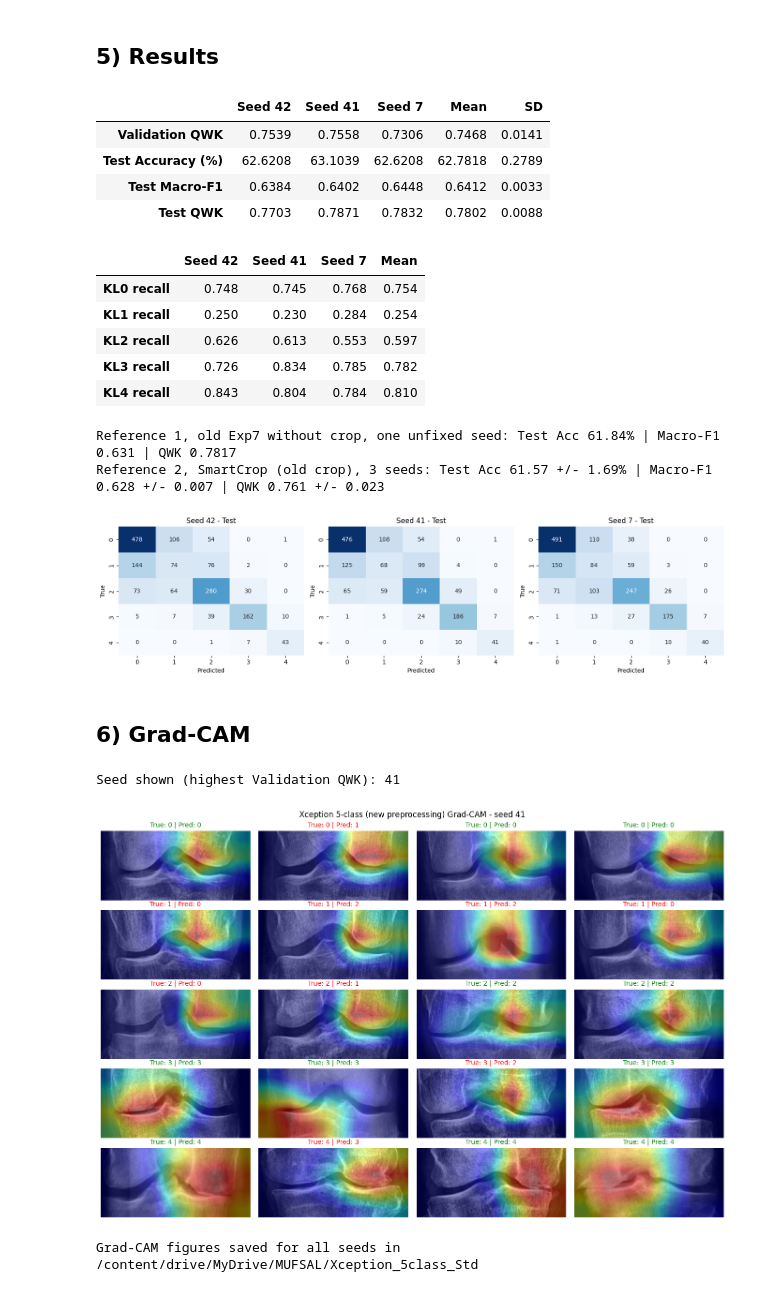
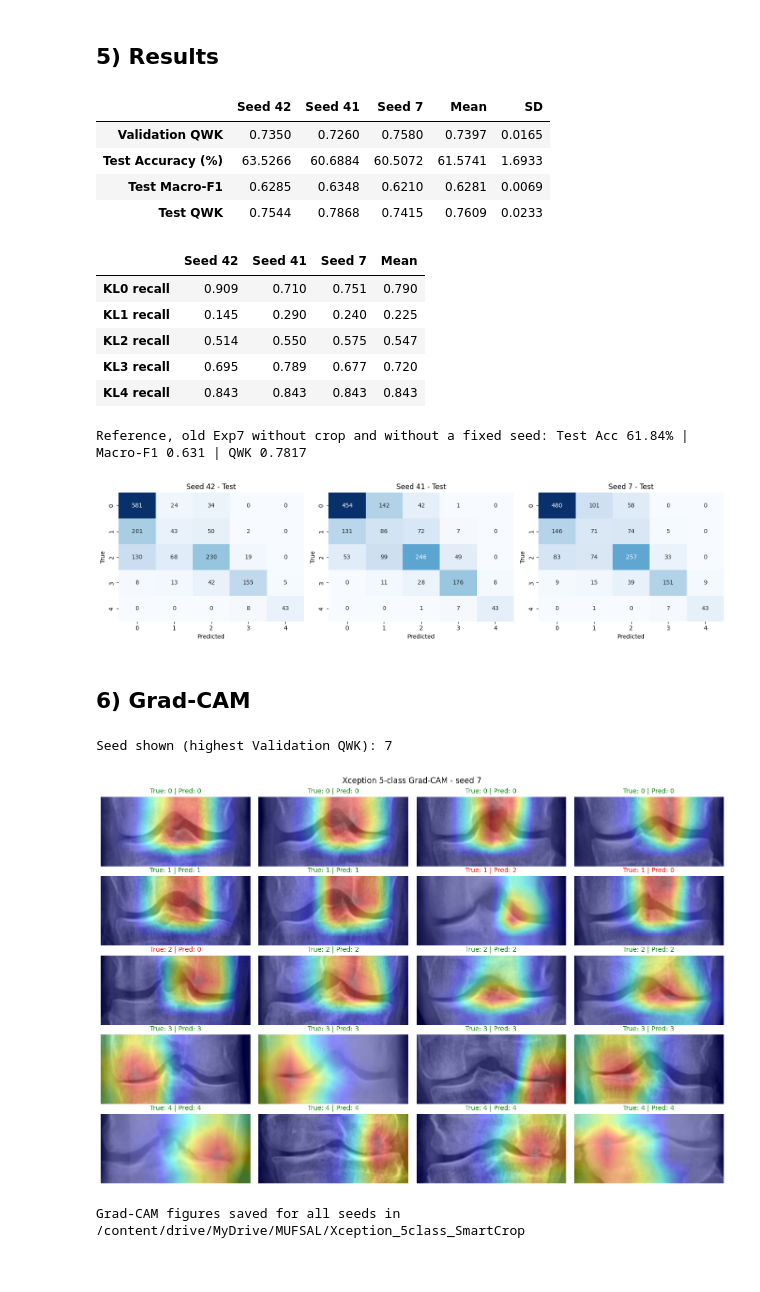
Before and after one commit to famub/2026-GP1-02, a Jupyter notebook: models/Xception_5class_Std_Seeds.ipynb, the cells around one changed output. Drawn from its saved outputs; the diff is of its cells as text; code cells hidden in the pictures.

```diff
--- a/models/Xception_5class_Std_Seeds.ipynb
+++ b/models/Xception_5class_Std_Seeds.ipynb
@@ -16,7 +16,7 @@ Mounted at /content/drive
 from pathlib import Path
 
 SEEDS = [42, 41, 7]
-OUT_DIR = Path('/content/drive/MyDrive/MUFSAL/Xception_5class_Std')
+OUT_DIR = Path('/content/drive/MyDrive/MUFSAL/Xception_5class_SmartCrop')
 REQUIRE_GPU = True
 EXPECTED_SIZES = {'train': 5778, 'val': 826, 'test': 1656}
 PRETRAINED = True
@@ -367,8 +348,8 @@ recall = pd.DataFrame({f"Seed {r['seed']}": r['test']['recall_per_grade'] for r
 recall['Mean'] = recall.mean(axis=1)
 display(recall.round(3))
 
-print('Reference 1, old Exp7 without crop, one unfixed seed: Test Acc 61.84% | Macro-F1 0.631 | QWK 0.7817')
-print('Reference 2, SmartCrop (old crop), 3 seeds: Test Acc 61.57 +/- 1.69% | Macro-F1 0.628 +/- 0.007 | QWK 0.761 +/- 0.023')
+print('Reference, old Exp7 without crop and without a fixed seed: '
+      'Test Acc 61.84% | Macro-F1 0.631 | QWK 0.7817')
 
 fig, axes = plt.subplots(1, len(results), figsize=(5 * len(results), 4), squeeze=False)
 for ax, r in zip(axes[0], results):
@@ -377,19 +358,18 @@ for ax, r in zip(axes[0], results):
 plt.tight_layout(); plt.savefig(OUT_DIR / 'confusion_matrices.png', dpi=200); plt.show()
 # %% [output]
 |  | Seed 42 | Seed 41 | Seed 7 | Mean | SD |
-| Validation QWK | 0.7539 | 0.7558 | 0.7306 | 0.7468 | 0.0141 |
-| Test Accuracy (%) | 62.6208 | 63.1039 | 62.6208 | 62.7818 | 0.2789 |
-| Test Macro-F1 | 0.6384 | 0.6402 | 0.6448 | 0.6412 | 0.0033 |
-| Test QWK | 0.7703 | 0.7871 | 0.7832 | 0.7802 | 0.0088 |
+| Validation QWK | 0.7350 | 0.7260 | 0.7580 | 0.7397 | 0.0165 |
+| Test Accuracy (%) | 63.5266 | 60.6884 | 60.5072 | 61.5741 | 1.6933 |
+| Test Macro-F1 | 0.6285 | 0.6348 | 0.6210 | 0.6281 | 0.0069 |
+| Test QWK | 0.7544 | 0.7868 | 0.7415 | 0.7609 | 0.0233 |
 |  | Seed 42 | Seed 41 | Seed 7 | Mean |
-| KL0 recall | 0.748 | 0.745 | 0.768 | 0.754 |
-| KL1 recall | 0.250 | 0.230 | 0.284 | 0.254 |
-| KL2 recall | 0.626 | 0.613 | 0.553 | 0.597 |
-| KL3 recall | 0.726 | 0.834 | 0.785 | 0.782 |
-| KL4 recall | 0.843 | 0.804 | 0.784 | 0.810 |
+| KL0 recall | 0.909 | 0.710 | 0.751 | 0.790 |
+| KL1 recall | 0.145 | 0.290 | 0.240 | 0.225 |
+| KL2 recall | 0.514 | 0.550 | 0.575 | 0.547 |
+| KL3 recall | 0.695 | 0.789 | 0.677 | 0.720 |
+| KL4 recall | 0.843 | 0.843 | 0.843 | 0.843 |
-Reference 1, old Exp7 without crop, one unfixed seed: Test Acc 61.84% | Macro-F1 0.631 | QWK 0.7817
-Reference 2, SmartCrop (old crop), 3 seeds: Test Acc 61.57 +/- 1.69% | Macro-F1 0.628 +/- 0.007 | QWK 0.761 +/- 0.023
+Reference, old Exp7 without crop and without a fixed seed: Test Acc 61.84% | Macro-F1 0.631 | QWK 0.7817
-[figure, old version]
+[figure, new version]
 # %% [markdown]
 ## 6) Grad-CAM
 # %%
@@ -418,34 +398,34 @@ def gradcam_figure(seed, n=4):
     model = build_model(False)
     model.load_state_dict(torch.load(OUT_DIR / f'seed_{seed}' / 'stage2_best.pth', map_location=device, weights_only=True))
     model.eval()
     cam = GradCAM(model, model.act4)
     ds = data['test'].with_transform(eval_tf)
     fig, axes = plt.subplots(5, n, figsize=(3.4 * n, 9), squeeze=False)
     for grade in range(5):
         idx = [i for i, y in enumerate(ds.targets) if y == grade][:n]
         for ax, i in zip(axes[grade], idx):
             x, y = ds[i]
             heat, pred = cam(x.unsqueeze(0).to(device))
             ax.imshow(ds.items[i], cmap='gray')
             ax.imshow(heat, cmap='jet', alpha=0.45, vmin=0, vmax=1)
             ax.set_title(f'True: {y} | Pred: {pred}', fontsize=10, color='green' if y == pred else 'red')
             ax.axis('off')
     cam.close()
-    fig.suptitle(f'Xception 5-class (new preprocessing) Grad-CAM - seed {seed}')
+    fig.suptitle(f'Xception 5-class Grad-CAM - seed {seed}')
     plt.tight_layout()
     fig.savefig(OUT_DIR / f'seed_{seed}' / 'gradcam_5class.png', dpi=200)
     return fig
 
 chosen = max(results, key=lambda r: r['val']['qwk'])['seed']
 print('Seed shown (highest Validation QWK):', chosen)
 for s in SEEDS:
     fig = gradcam_figure(s)
     if s == chosen:
         plt.show()
     else:
         plt.close(fig)
 print('Grad-CAM figures saved for all seeds in', OUT_DIR)
 # %% [output]
-Seed shown (highest Validation QWK): 41
+Seed shown (highest Validation QWK): 7
-[figure, old version]
+[figure, new version]
-Grad-CAM figures saved for all seeds in /content/drive/MyDrive/MUFSAL/Xception_5class_Std
+Grad-CAM figures saved for all seeds in /content/drive/MyDrive/MUFSAL/Xception_5class_SmartCrop
```
Also changed, not shown: parts of 8 cells of this notebook.
